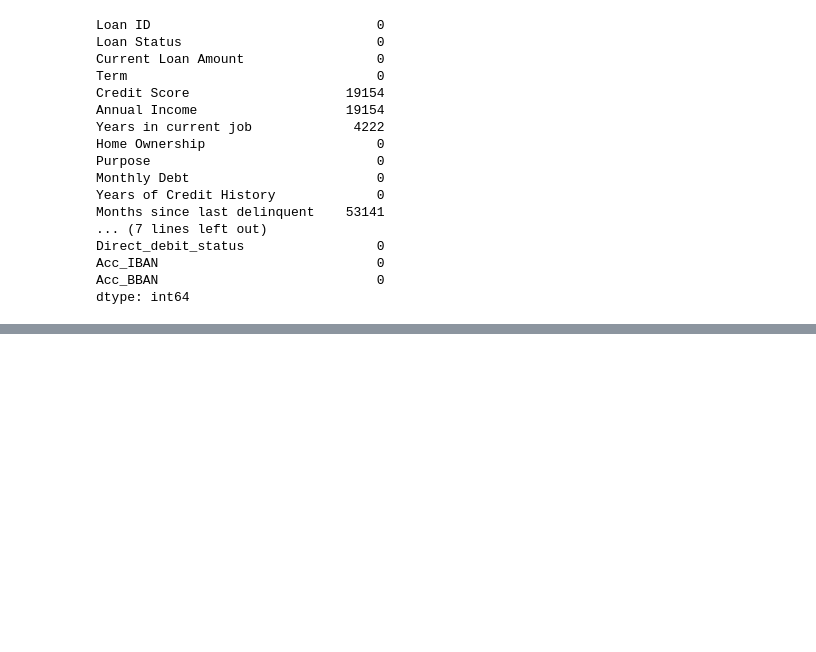
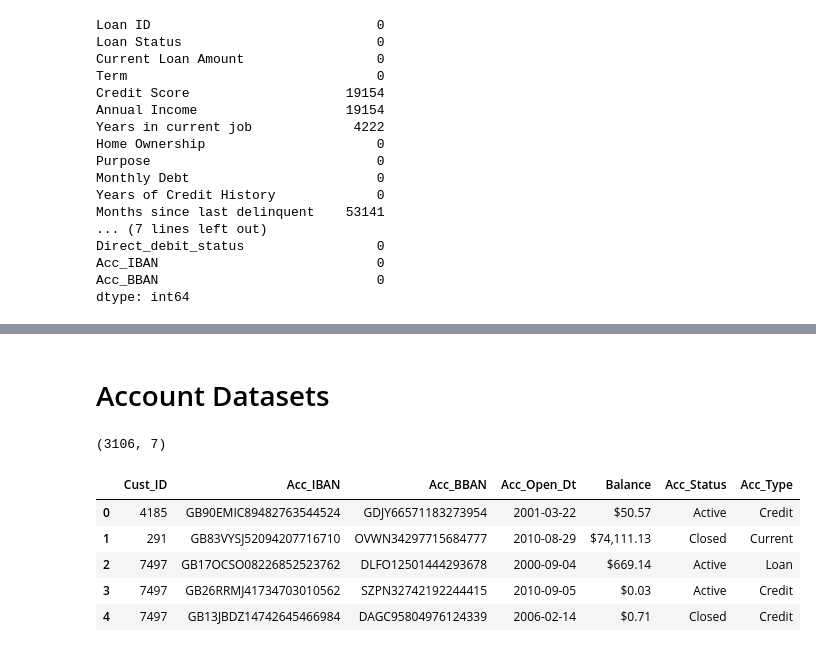
Before and after one commit to mhs10031990/BFS_HYPER_PERSNL_Repo, a Jupyter notebook: Setup_data.ipynb, the cells around one changed output, grey strips where cells are left out. Saved outputs shown, nothing was run; the diff lists cells and outputs as text; code cells hidden in the pictures; blank space fills up the shorter version.

```diff
--- a/Setup_data.ipynb
+++ b/Setup_data.ipynb
@@ -126,0 +177,15 @@ df_snowflake.write.mode("overwrite").save_as_table("BFS_HYPER_PERSNL_DB.BFS_HYPE
+# %% [markdown]
+# Account Datasets
+# %%
+ac.shape
+# %% [output]
+(3106, 7)
+# %%
+ac.head()
+# %% [output]
+|  | Cust_ID | Acc_IBAN | Acc_BBAN | Acc_Open_Dt | Balance | Acc_Status | Acc_Type |
+| 0 | 4185 | GB90EMIC89482763544524 | GDJY66571183273954 | 2001-03-22 | $50.57 | Active | Credit |
+| 1 | 291 | GB83VYSJ52094207716710 | OVWN34297715684777 | 2010-08-29 | $74,111.13 | Closed | Current |
+| 2 | 7497 | GB17OCSO08226852523762 | DLFO12501444293678 | 2000-09-04 | $669.14 | Active | Loan |
+| 3 | 7497 | GB26RRMJ41734703010562 | SZPN32742192244415 | 2010-09-05 | $0.03 | Active | Credit |
+| 4 | 7497 | GB13JBDZ14742645466984 | DAGC95804976124339 | 2006-02-14 | $0.71 | Closed | Credit |
```
Also changed, not shown: parts of 9 cells of this notebook.
